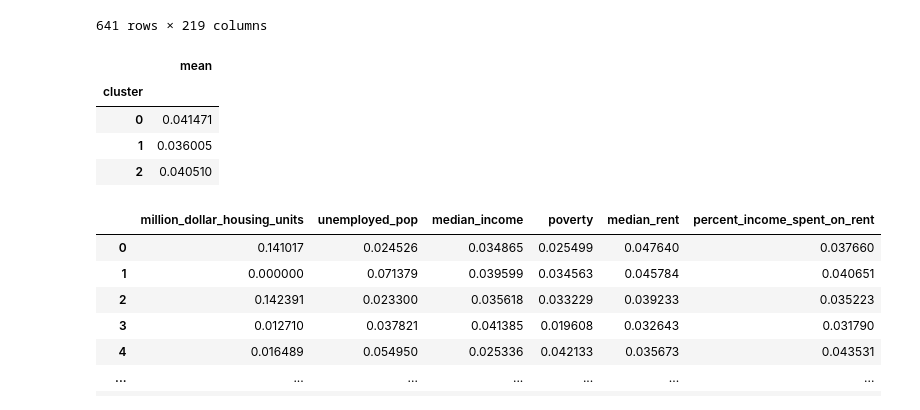
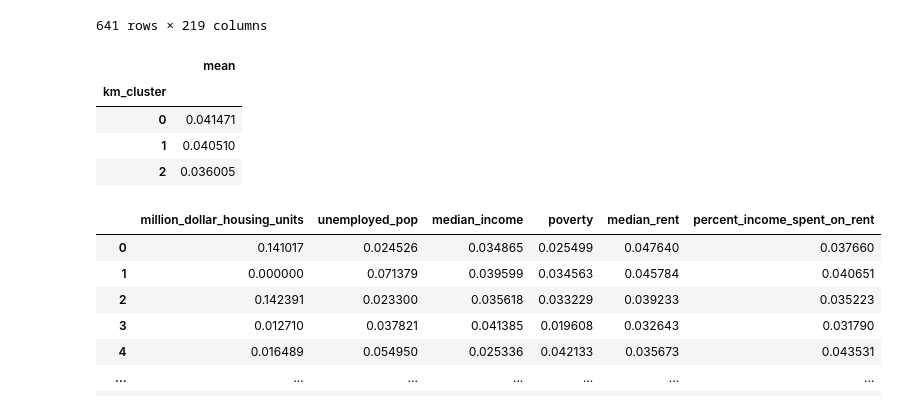
Before and after one commit to TheAidanAu/zillow_rent_index, a Jupyter notebook: JOHN/notebooks/subset_clustering.ipynb, the cells around one changed output. Cells and saved outputs as stored; diff of their text form; code cells hidden in the pictures.

```diff
--- a/JOHN/notebooks/subset_clustering.ipynb
+++ b/JOHN/notebooks/subset_clustering.ipynb
@@ -85,12 +87,12 @@ total_merge_km
 | 33605 | 1433.500000 | 3.625000 | 2018 | 17457 | 7041 | 8207 | 9250 | 35.0 | ... |
 641 rows × 219 columns
 # %%
-total_merge_km_group_by_cluster = total_merge_km.groupby('cluster')['median_pct_increase']\
+total_merge_km_group_by_cluster = total_merge_km.groupby('km_cluster')['median_pct_increase']\
     .aggregate(['mean'])
 total_merge_km_group_by_cluster
 # %% [output]
 |  | mean |
-| cluster |  |
+| km_cluster |  |
 | 0 | 0.041471 |
-| 1 | 0.036005 |
-| 2 | 0.040510 |
+| 1 | 0.040510 |
+| 2 | 0.036005 |
```
Also changed, not shown: parts of 9 cells of this notebook, 2 other files.
